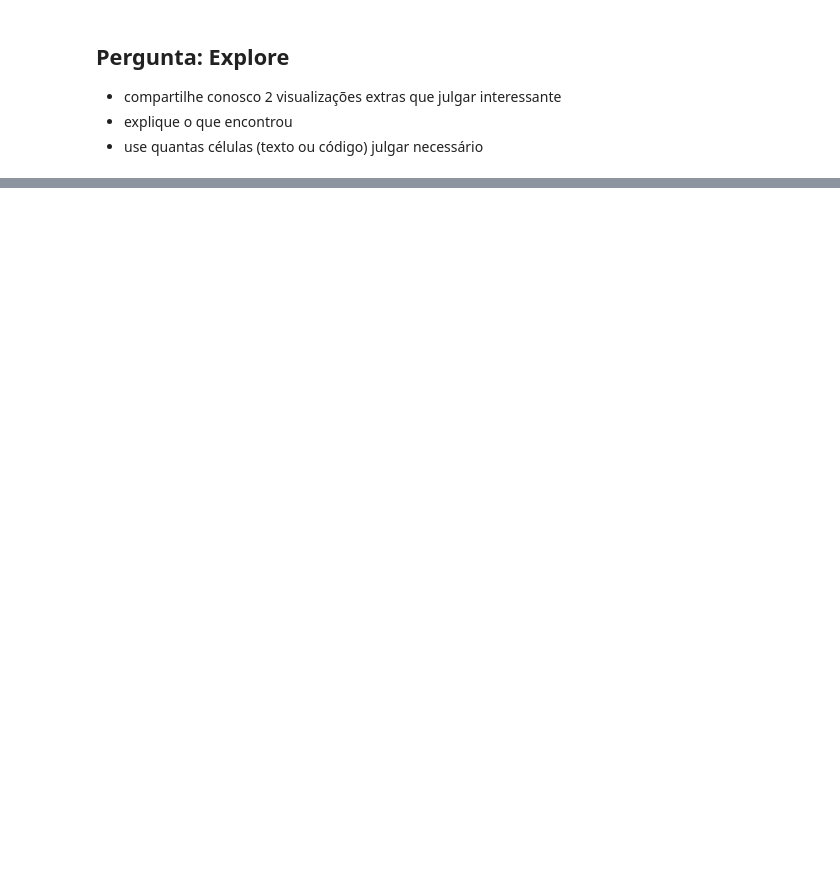
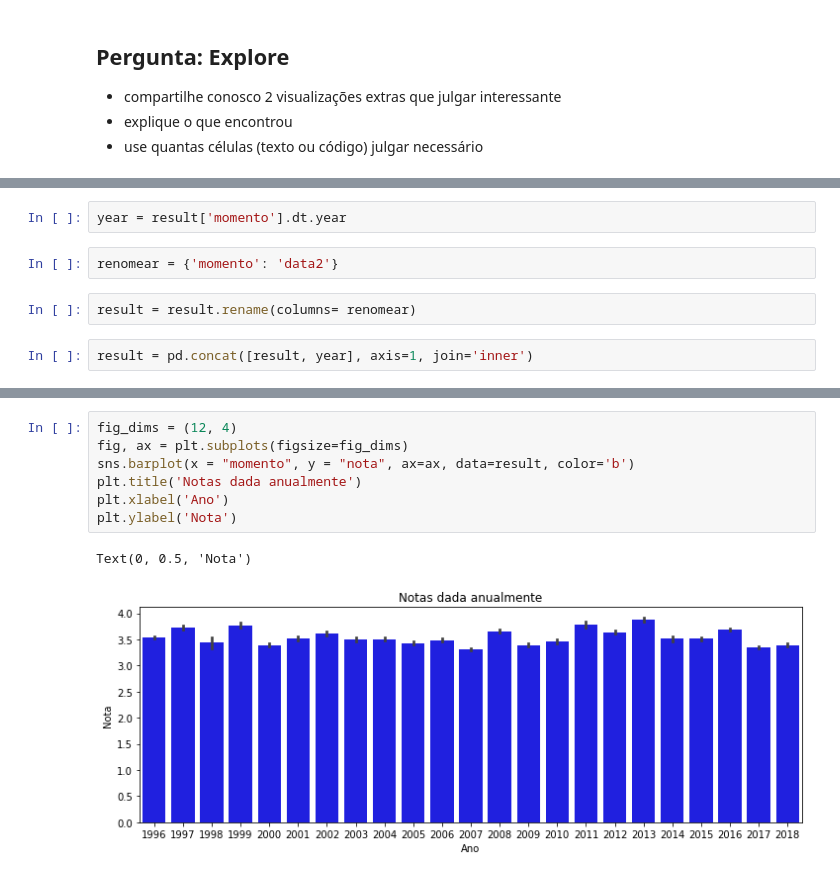
Before and after one commit to flaakira/Alura, a Jupyter notebook: Formação_Data_Science_Alura_Análise_exploratória_do_MovieLens.ipynb, the cells around one changed output, grey strips where cells are left out. Saved outputs shown, nothing was run; the diff lists cells and outputs as text; blank space fills up the shorter version.

```diff
--- a/Formação_Data_Science_Alura_Análise_exploratória_do_MovieLens.ipynb
+++ b/Formação_Data_Science_Alura_Análise_exploratória_do_MovieLens.ipynb
@@ -877,0 +928,8 @@ sns.pairplot(infos)
+# %%
+year = result['momento'].dt.year
+# %%
+renomear = {'momento': 'data2'}
+# %%
+result = result.rename(columns= renomear)
+# %%
+result = pd.concat([result, year], axis=1, join='inner')
@@ -877,0 +946,10 @@ sns.pairplot(infos)
+# %%
+fig_dims = (12, 4)
+fig, ax = plt.subplots(figsize=fig_dims)
+sns.barplot(x = "momento", y = "nota", ax=ax, data=result, color='b')
+plt.title('Notas dada anualmente')
+plt.xlabel('Ano')
+plt.ylabel('Nota')
+# %% [output]
+Text(0, 0.5, 'Nota')
+[figure, added]
```
Also changed, not shown: parts of 28 cells of this notebook.
